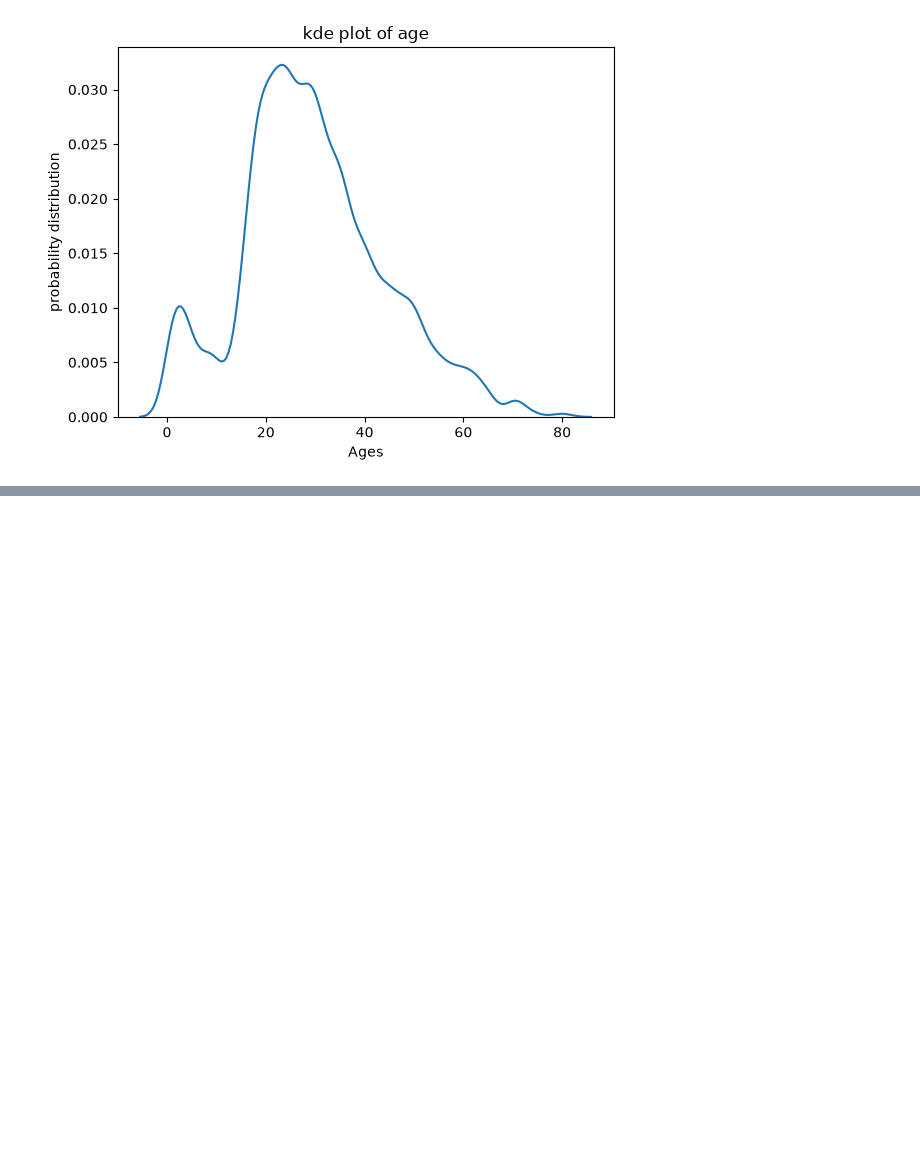
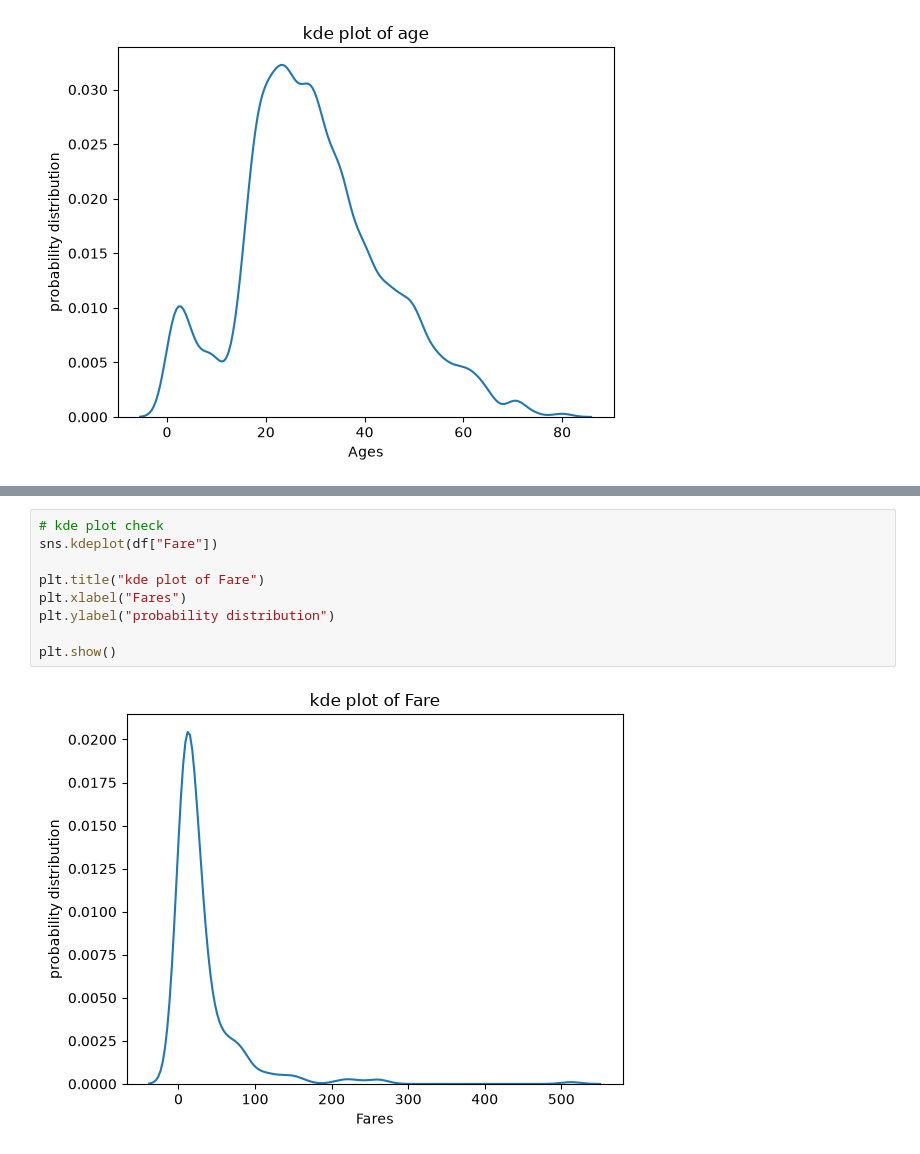
Before and after one commit to AkasDatta/EDA-Exploratory-Data-Analysis-, a Jupyter notebook: EDA_Part1/eda_part1.ipynb, the cells around one changed output, grey strips where cells are left out. Cells and saved outputs as stored; diff of their text form; blank space fills up the shorter version.

```diff
--- a/EDA_Part1/eda_part1.ipynb
+++ b/EDA_Part1/eda_part1.ipynb
@@ -258,0 +271,11 @@ plt.show()
+# %%
+# kde plot check
+sns.kdeplot(df["Fare"])
+
+plt.title("kde plot of Fare")
+plt.xlabel("Fares")
+plt.ylabel("probability distribution")
+
+plt.show()
+# %% [output]
+[figure, added]
```
Also changed, not shown: parts of 3 cells of this notebook.
